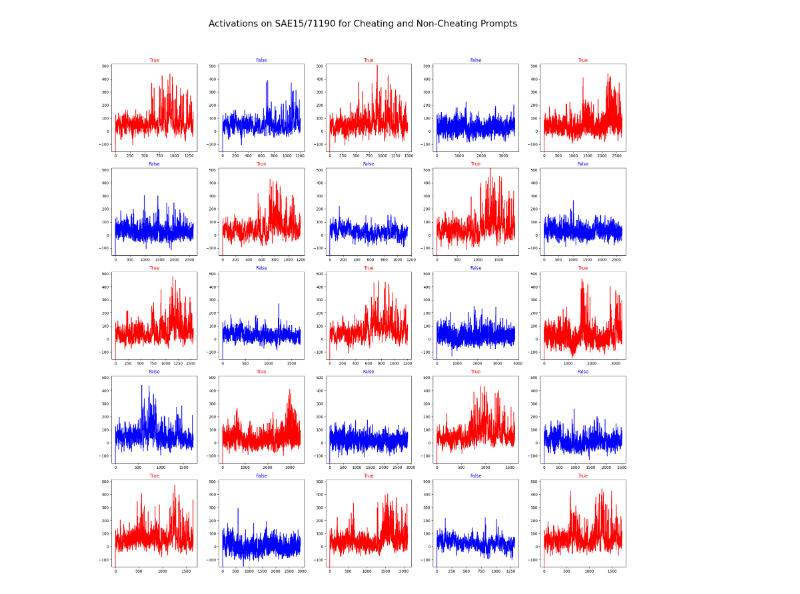
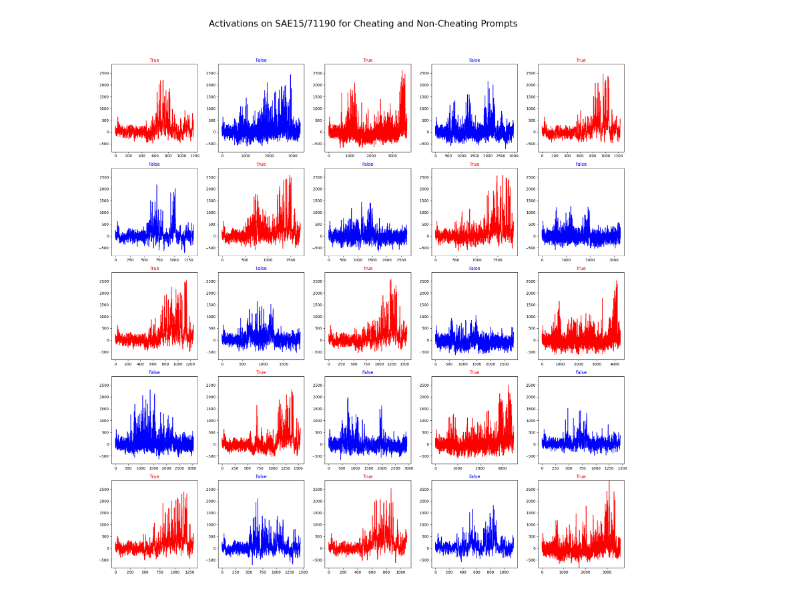
Before and after one commit to jrh-mann/counterfactual_steering, a Jupyter notebook: counterfactual_steering/probe2.ipynb, the cells around one changed output. Drawn from its saved outputs; the diff is of its cells as text; code cells hidden in the pictures.

Commit message:
more direction analysis

```diff
--- a/counterfactual_steering/probe2.ipynb
+++ b/counterfactual_steering/probe2.ipynb
@@ -21,4 +21,4 @@ allacts = load_activations("/workspace/activations/test")
 # %%
-rollout_data = json.load(open("/root/counterfactual_steering/counterfactual_steering/rollouts/10rollouts_allprompts.json"))
+rollout_data = json.load(open("rollouts/10rollouts_allprompts.json"))
 # %%
 cheats = ["expected.json" in sample["completion"] for sample in rollout_data]
@@ -108,9 +38,9 @@ activations = []
 
 for prompt in tqdm(prompts):
     with torch.no_grad():
+        layers = []
         with model.trace(prompt) as tracer:
-            acts = model.model.layers[15].output.save()
-
-        probe_vals = acts.cpu().to(torch.float32) @ direction.cpu().to(torch.float32)
-        activations.append(probe_vals)
+            for layer in [3, 7, 11, 15, 19, 23]:
+                layers.append(model.model.layers[layer].output[0].save())
+        activations.append(torch.stack(layers))
     torch.cuda.empty_cache()
@@ -120,0 +47,5 @@ True
+# %%
+probe_vals = []
+
+for activation in activations:
+    probe_vals.append(activation[4] @ direction.T.to("cuda:0").to(torch.bfloat16))
@@ -120,0 +58,2 @@ True
+# %%
+monitor = [probe[10:,6].to("cpu").to(torch.float32) for probe in probe_vals]
@@ -139,34 +94,34 @@ if max_pairs > 0:
     random_notcheat_indices = random.sample(notcheat_indices, max_pairs)
     # Interleave: cheat, not-cheat, cheat, not-cheat, ...
     for c_idx, nc_idx in zip(random_cheat_indices, random_notcheat_indices):
         paired_indices.append(c_idx)
         paired_indices.append(nc_idx)
 
 # Now, fill the rest up to 25 from remaining examples (if available)
 paired_indices = paired_indices[:25]
 while len(paired_indices) < 25:
     # Choose from leftovers not already selected
     remaining = list(set(range(len(cheats))) - set(paired_indices))
     if not remaining:
         break
     paired_indices.append(random.choice(remaining))
 selected_indices = paired_indices
 
 # Compute global min and max across all selected activations for y-limits
-all_selected_acts = [activations[idx][0] for idx in selected_indices]
+all_selected_acts = [monitor[idx] for idx in selected_indices]
 if not isinstance(all_selected_acts[0], torch.Tensor):
     all_selected_acts = [torch.tensor(act) for act in all_selected_acts]
 ymin = min(act.min().item() for act in all_selected_acts)
 ymax = max(act.max().item() for act in all_selected_acts)
 
 for plot_i, ax in enumerate(axes.flatten()):
     idx = selected_indices[plot_i]
     color = "red" if cheats[idx] else "blue"
     ax.set_title(f"{cheats[idx]}", color=color)
-    ax.plot(activations[idx][0], color=color)
+    ax.plot(monitor[idx], color=color)
     ax.set_ylim(ymin, ymax)
 plt.tight_layout()
-plt.savefig("plots/activations_on_SAE15_71190_for_cheating_and_non_cheating_prompts.png")
+#plt.savefig("plots/activations_on_SAE11_114390_for_cheating_and_non_cheating_prompts.png")
 plt.show()
 # %% [output]
-[figure, old version]
+[figure, new version]
```
Also changed, not shown: parts of 28 cells of this notebook, 10 other files.
